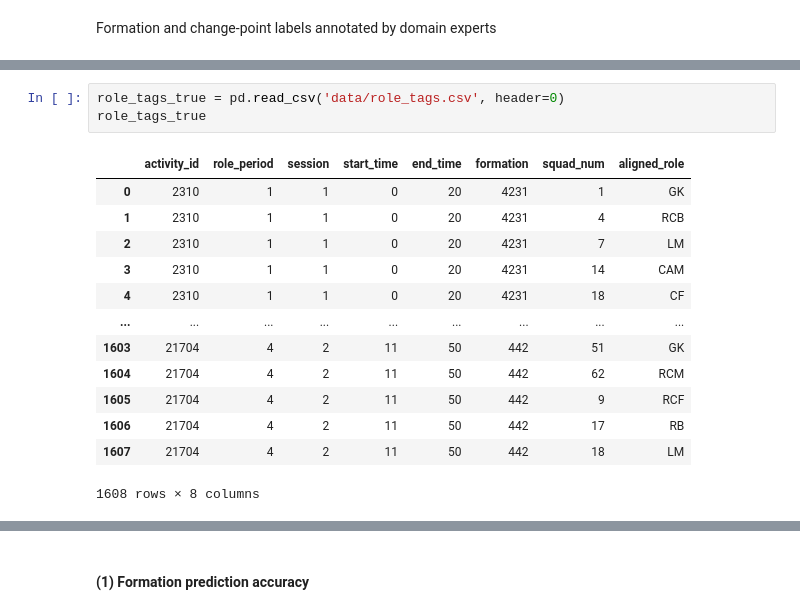
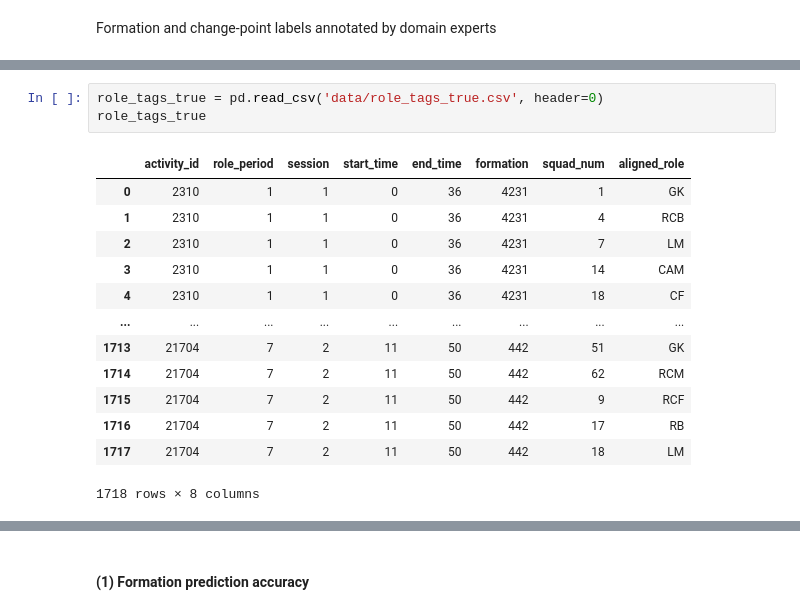
Before and after one commit to pientist/soccercpd, a Jupyter notebook: src/3_model_evaluation.ipynb, the cells around one changed output, grey strips where cells are left out. Drawn from its saved outputs; the diff is of its cells as text.

```diff
--- a/src/3_model_evaluation.ipynb
+++ b/src/3_model_evaluation.ipynb
@@ -48,17 +28,17 @@ form_tags_true
 # %%
-role_tags_true = pd.read_csv('data/role_tags.csv', header=0)
+role_tags_true = pd.read_csv('data/role_tags_true.csv', header=0)
 role_tags_true
 # %% [output]
 |  | activity_id | role_period | session | start_time | end_time | formation | squad_num | aligned_role |
-| 0 | 2310 | 1 | 1 | 0 | 20 | 4231 | 1 | GK |
-| 1 | 2310 | 1 | 1 | 0 | 20 | 4231 | 4 | RCB |
-| 2 | 2310 | 1 | 1 | 0 | 20 | 4231 | 7 | LM |
-| 3 | 2310 | 1 | 1 | 0 | 20 | 4231 | 14 | CAM |
-| 4 | 2310 | 1 | 1 | 0 | 20 | 4231 | 18 | CF |
+| 0 | 2310 | 1 | 1 | 0 | 36 | 4231 | 1 | GK |
+| 1 | 2310 | 1 | 1 | 0 | 36 | 4231 | 4 | RCB |
+| 2 | 2310 | 1 | 1 | 0 | 36 | 4231 | 7 | LM |
+| 3 | 2310 | 1 | 1 | 0 | 36 | 4231 | 14 | CAM |
+| 4 | 2310 | 1 | 1 | 0 | 36 | 4231 | 18 | CF |
 | ... | ... | ... | ... | ... | ... | ... | ... | ... |
-| 1603 | 21704 | 4 | 2 | 11 | 50 | 442 | 51 | GK |
-| 1604 | 21704 | 4 | 2 | 11 | 50 | 442 | 62 | RCM |
-| 1605 | 21704 | 4 | 2 | 11 | 50 | 442 | 9 | RCF |
-| 1606 | 21704 | 4 | 2 | 11 | 50 | 442 | 17 | RB |
-| 1607 | 21704 | 4 | 2 | 11 | 50 | 442 | 18 | LM |
+| 1713 | 21704 | 7 | 2 | 11 | 50 | 442 | 51 | GK |
+| 1714 | 21704 | 7 | 2 | 11 | 50 | 442 | 62 | RCM |
+| 1715 | 21704 | 7 | 2 | 11 | 50 | 442 | 9 | RCF |
+| 1716 | 21704 | 7 | 2 | 11 | 50 | 442 | 17 | RB |
+| 1717 | 21704 | 7 | 2 | 11 | 50 | 442 | 18 | LM |
-1608 rows × 8 columns
+1718 rows × 8 columns
```
Also changed, not shown: parts of 15 cells of this notebook, 6 other files.
